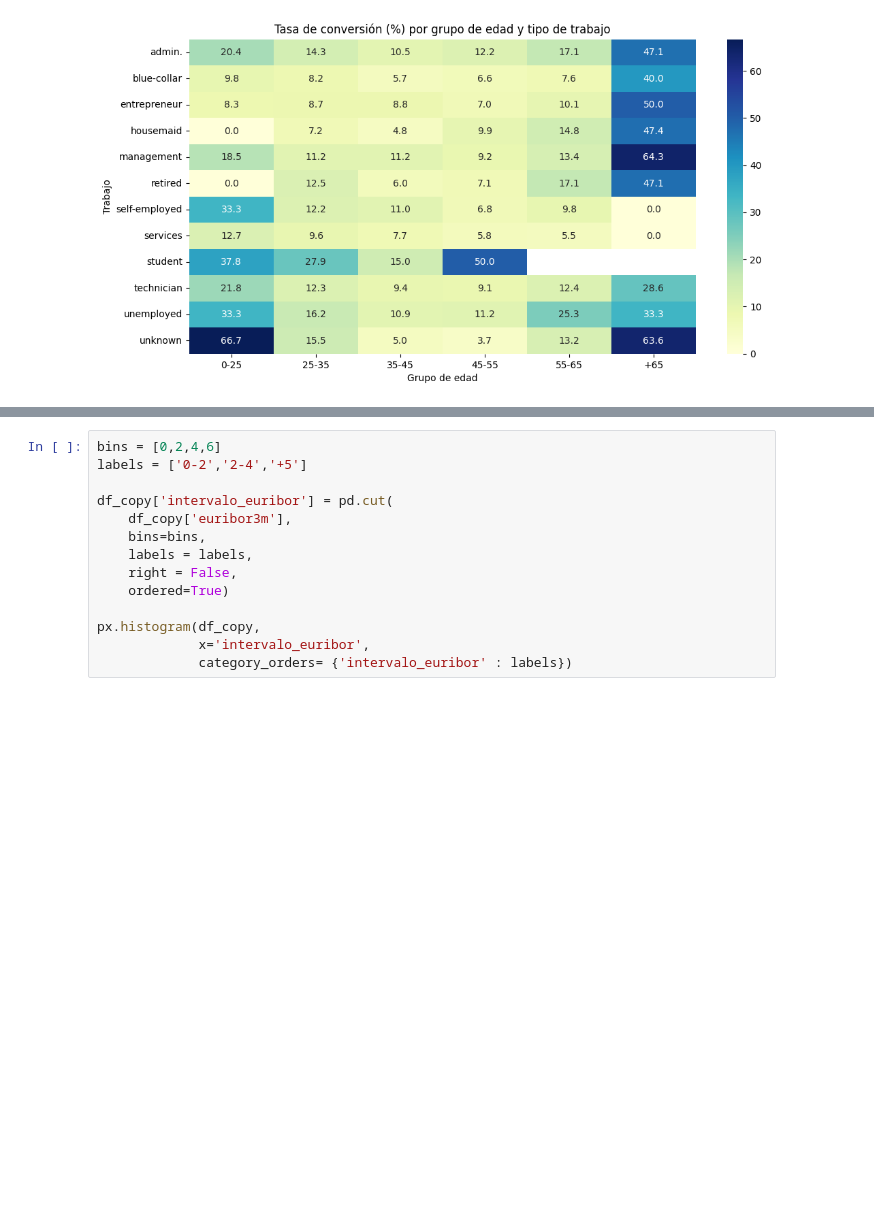
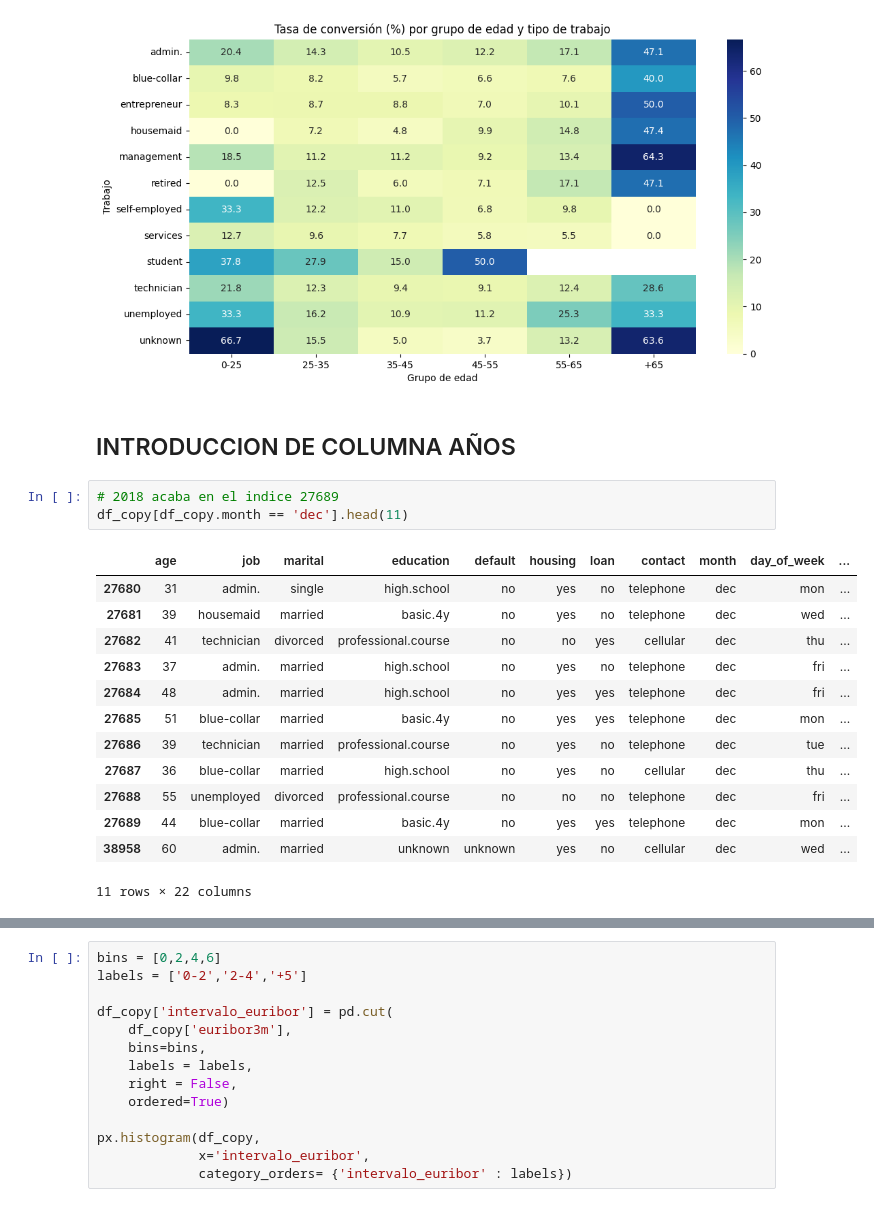
Before and after one commit to diegodelarubia/Trabajo_Final_Master-TFM-, a Jupyter notebook: TFM.ipynb, the cells around one changed output, grey strips where cells are left out. Cells and saved outputs as stored; diff of their text form; blank space fills up the shorter version.

Commit message:
añadido columna años

```diff
--- a/TFM.ipynb
+++ b/TFM.ipynb
@@ -665,3 +665,22 @@ plt.show()
 # %% [output]
 The default of observed=False is deprecated and will be changed to True in a future version of pandas. Pass observed=False to retain current behavior or observed=True to adopt the future default and s ...
 [figure]
+# %% [markdown]
+## INTRODUCCION DE COLUMNA AÑOS
+# %%
+# 2018 acaba en el indice 27689
+df_copy[df_copy.month == 'dec'].head(11)
+# %% [output]
+|  | age | job | marital | education | default | housing | loan | contact | month | day_of_week | ... |
+| 27680 | 31 | admin. | single | high.school | no | yes | no | telephone | dec | mon | ... |
+| 27681 | 39 | housemaid | married | basic.4y | no | yes | no | telephone | dec | wed | ... |
+| 27682 | 41 | technician | divorced | professional.course | no | no | yes | cellular | dec | thu | ... |
+| 27683 | 37 | admin. | married | high.school | no | yes | no | telephone | dec | fri | ... |
+| 27684 | 48 | admin. | married | high.school | no | yes | yes | telephone | dec | fri | ... |
+| 27685 | 51 | blue-collar | married | basic.4y | no | yes | yes | telephone | dec | mon | ... |
+| 27686 | 39 | technician | married | professional.course | no | yes | no | telephone | dec | tue | ... |
+| 27687 | 36 | blue-collar | married | high.school | no | yes | no | cellular | dec | thu | ... |
+| 27688 | 55 | unemployed | divorced | professional.course | no | no | no | telephone | dec | fri | ... |
+| 27689 | 44 | blue-collar | married | basic.4y | no | yes | yes | telephone | dec | mon | ... |
+| 38958 | 60 | admin. | married | unknown | unknown | yes | no | cellular | dec | wed | ... |
+11 rows × 22 columns
```
Also changed, not shown: parts of 7 cells of this notebook.
